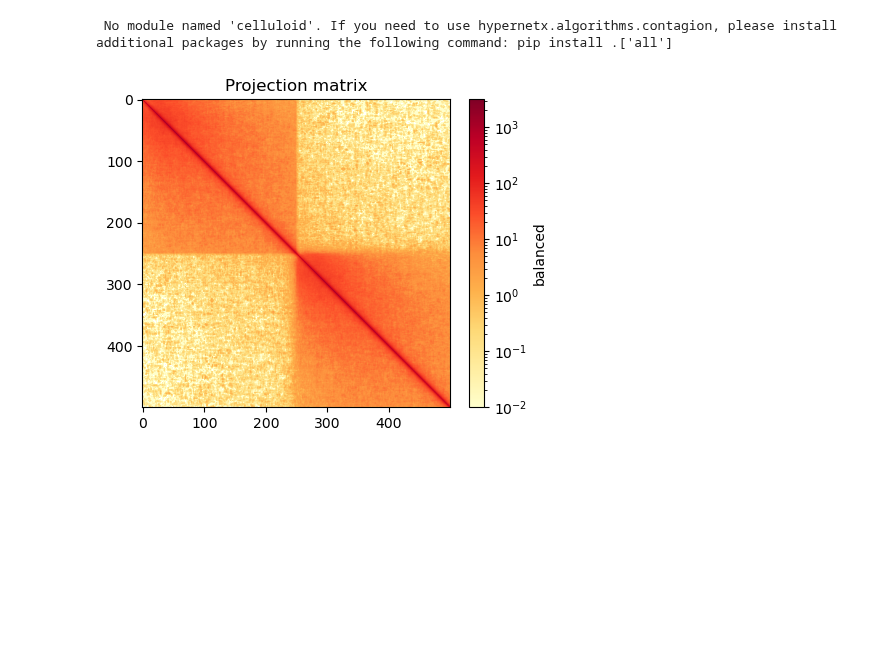
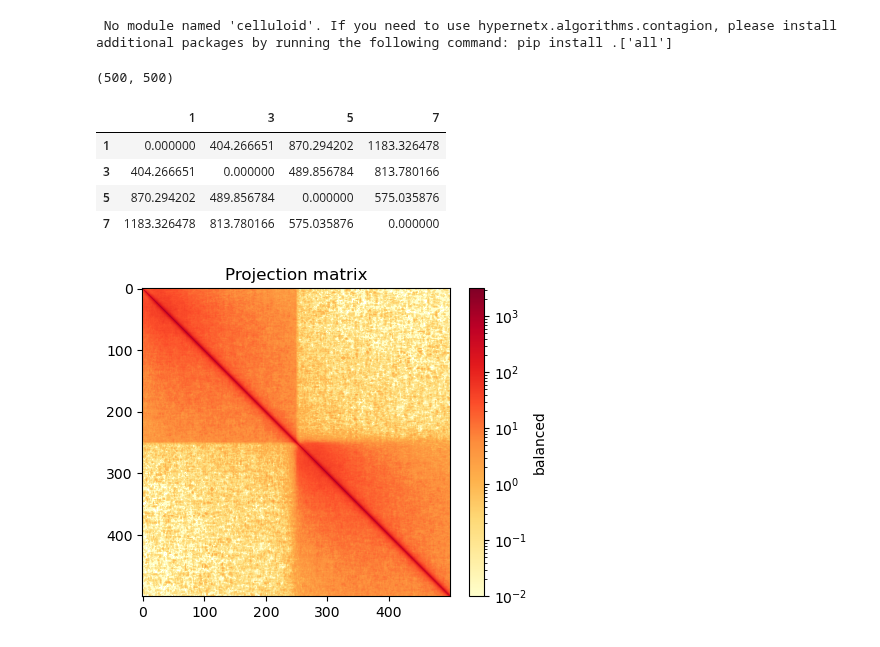
Before and after one commit to noush-joglekar/sporeC_prelim, a Jupyter notebook: scripts/jupyterNB/generatePoreC_fromChains.ipynb, the cells around one changed output. Drawn from its saved outputs; the diff is of its cells as text; code cells hidden in the pictures; blank space fills up the shorter version.

```diff
--- a/scripts/jupyterNB/generatePoreC_fromChains.ipynb
+++ b/scripts/jupyterNB/generatePoreC_fromChains.ipynb
@@ -19,6 +19,23 @@ from utils import flatten
 dataDir = '/gpfs/commons/groups/gursoy_lab/ajoglekar/Projects/2023_03_01_multiwayInteractions/2023_03_01_v0_dataGathering/v0_hypergraphSimulations/getMultiwayInteractions_fromBPChains/'
 # %% [output]
  No module named 'celluloid'. If you need to use hypernetx.algorithms.contagion, please install additional packages by running the following command: pip install .['all']
+# %%
+## Double checking that there weren't any distances below 500 in here (based on multiway stuff)
+
+f = f'{dataDir}chains_500_10000_1500_1681171613/chain_dist_10011.txt'
+dm = np.loadtxt(f)
+
+dm.shape
+# %% [output]
+(500, 500)
+# %%
+pd.DataFrame(dm).iloc[[1,3,5,7],[1,3,5,7]]
+# %% [output]
+|  | 1 | 3 | 5 | 7 |
+| 1 | 0.000000 | 404.266651 | 870.294202 | 1183.326478 |
+| 3 | 404.266651 | 0.000000 | 489.856784 | 813.780166 |
+| 5 | 870.294202 | 489.856784 | 0.000000 | 575.035876 |
+| 7 | 1183.326478 | 813.780166 | 575.035876 | 0.000000 |
 # %%
 ## Read in example file
 projMat = None
```
Also changed, not shown: 1 other file.
